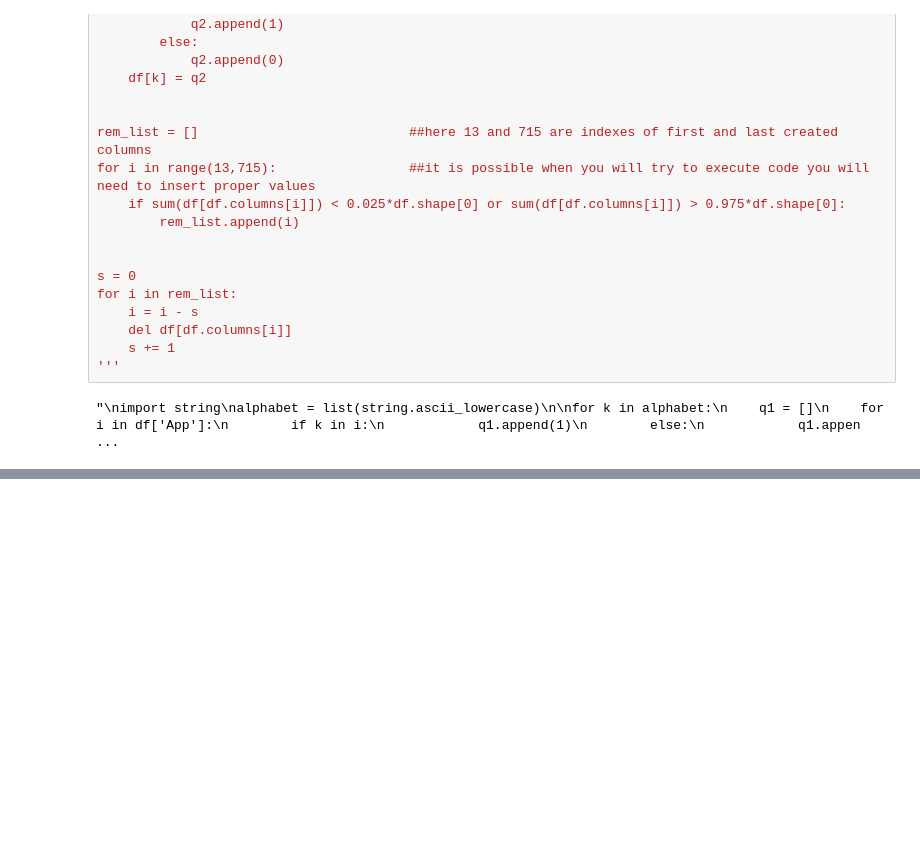
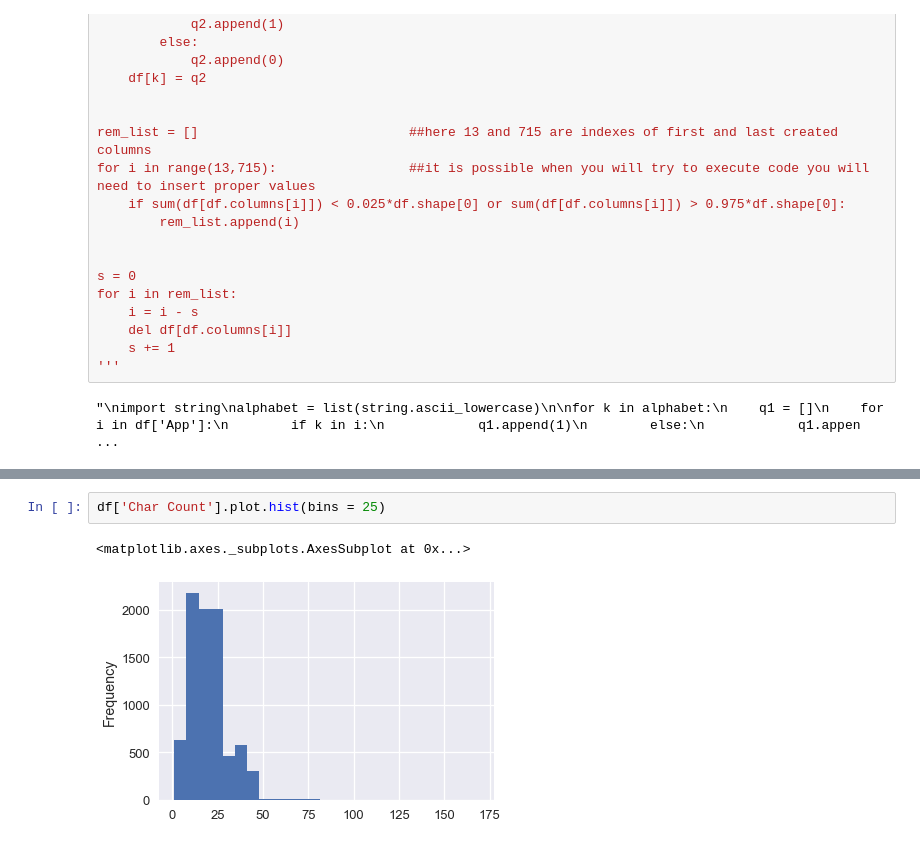
Before and after one commit to Titan-Ngo/COGS108_Repo, a Jupyter notebook: Data Wrangling.ipynb, the cells around one changed output, grey strips where cells are left out. Cells and saved outputs as stored; diff of their text form; blank space fills up the shorter version.

```diff
--- a/Data Wrangling.ipynb
+++ b/Data Wrangling.ipynb
@@ -211,0 +226,5 @@ for i in rem_list:
+# %%
+df['Char Count'].plot.hist(bins = 25)
+# %% [output]
+<matplotlib.axes._subplots.AxesSubplot at 0x...>
+[figure, added]
```
Also changed, not shown: parts of 15 cells of this notebook.
